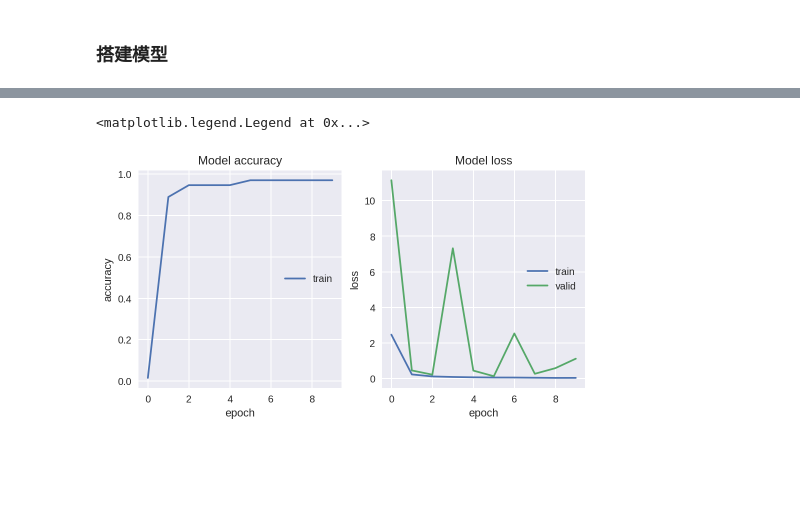
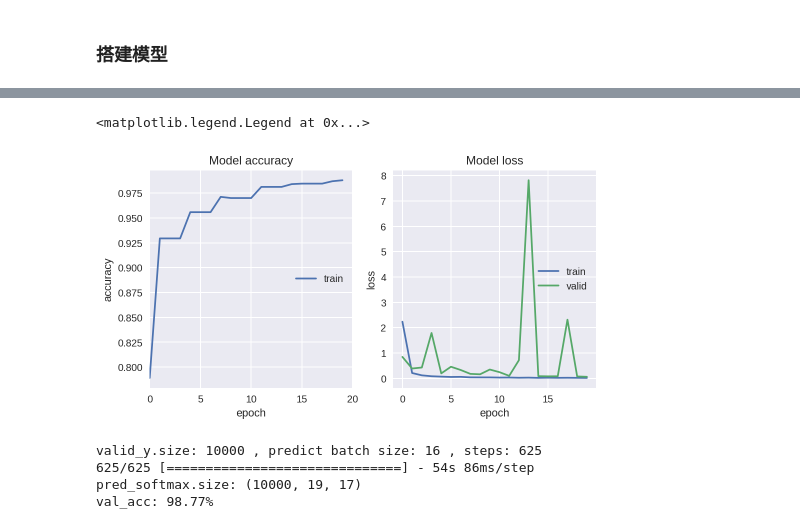
Before and after one commit to rawk-v/MLND-projects, a Jupyter notebook: MLND-capstone-project/capstone_project.ipynb, the cells around one changed output, grey strips where cells are left out. Cells and saved outputs as stored; diff of their text form; code cells hidden in the pictures; blank space fills up the shorter version.

Commit message:
First run, test accuracy: 98.77%

```diff
--- a/MLND-capstone-project/capstone_project.ipynb
+++ b/MLND-capstone-project/capstone_project.ipynb
@@ -152,6 +152,8 @@ valid_batch_size = 16
 
 predict_valid_batch_size = 16
 
+epoch_n = 20
+
 
 def text_to_index(text):
     return [characters_list.index(char) for char in text]
@@ -365,11 +332,19 @@ def get_model(is_training = True):
     inner = MaxPool2D(pool_size=(2, 2), name='pool2')(inner)
     inner = BatchNormalization()(inner)
 
-    inner = Conv2D(128, kernel_size=3, activation='relu', padding='same', name='conv3')(inner)
-    inner = MaxPool2D(pool_size=(2, 2), name='pool3')(inner)
+    inner = Conv2D(64, kernel_size=3, activation='relu', padding='same', name='conv3')(inner)
+#     inner = MaxPool2D(pool_size=(2, 2), name='pool3')(inner)
     inner = BatchNormalization()(inner)
 
-    inner = Conv2D(256, kernel_size=3, activation='relu', padding='same', name='conv4')(inner)
+    inner = Conv2D(128, kernel_size=3, activation='relu', padding='same', name='conv4')(inner)
+    inner = MaxPool2D(pool_size=(2, 2), name='pool4')(inner)
+    inner = BatchNormalization()(inner)
+
+    inner = Conv2D(128, kernel_size=3, activation='relu', padding='same', name='conv5')(inner)
+#     inner = MaxPool2D(pool_size=(2, 2), name='pool4')(inner)
+    inner = BatchNormalization()(inner)
+
+    inner = Conv2D(256, kernel_size=3, activation='relu', padding='same', name='conv6')(inner)
     inner = MaxPool2D(pool_size=(2, 2), padding='same')(inner)
     inner = BatchNormalization()(inner)
 
@@ -377,7 +352,7 @@ def get_model(is_training = True):
     inner = TimeDistributed(Flatten())(inner)
 
     # CNN to RNN
-#   inner = Reshape(target_shape=(time_steps, -1), name='reshape')(inner)
+    inner = Reshape(target_shape=(time_steps, -1), name='reshape')(inner)
 
     # RNN
     bi_lstm1 = Bidirectional(LSTM(64, return_sequences=True, kernel_initializer='he_normal', name='Bi_lstm1', go_backwards=True), merge_mode='sum')(inner)
@@ -458,7 +440,7 @@ checkpoint = ModelCheckpoint(filepath='Model_best.hdf5', monitor='val_loss', ver
 
 hist = model.fit_generator(generator=train_data_generator.next_batch(),
                    steps_per_epoch=int(train_data_generator.num_of_samples/batch_size),
-                   epochs=10,
+                   epochs=epoch_n,
                    callbacks=[checkpoint, acc_callback],
                    validation_data=valid_data_generator.next_batch(),
                    validation_steps=int(valid_data_generator.num_of_samples/valid_batch_size))
@@ -497,26 +485,27 @@ plt.show()
 # %%
 import matplotlib.pyplot as plt
 %matplotlib inline
 %config InlineBackend.figure_format = 'retina'
 
 fig = plt.figure(figsize=(8, 4))
 ax1 = fig.add_subplot(121)
 ax2 = fig.add_subplot(122)
 
 ax1.plot(acc_callback.accs)
 # ax1.plot(hist.history['val_acc'])
 ax1.set_xlabel('epoch')
 ax1.set_ylabel('accuracy')
-# ax1.set_xlim(0, 20)
+ax1.set_xlim(0, epoch_n)
 ax1.set_title('Model accuracy')
 ax1.legend(['train', 'valid'], loc='center right')
 
 ax2.plot(hist.history['loss'])
 ax2.plot(hist.history['val_loss'])
+ax1.set_xlim(0, epoch_n)
 ax2.set_xlabel('epoch')
 ax2.set_ylabel('loss')
 ax2.set_title('Model loss')
 ax2.legend(['train', 'valid'], loc='center right')
 # %% [output]
 <matplotlib.legend.Legend at 0x...>
-[figure, old version]
+[figure, new version]
@@ -525,3 +512,12 @@ hist.history
+# %%
+acc_test_generator = DataGenerator(test_X, test_y, img_width, img_height, img_channel, max_text_len, 16)
+cb = StatisticCallback(predict_model, acc_test_generator, test_y)
+cb.validate()
+# %% [output]
+valid_y.size: 10000 , predict batch size: 16 , steps: 625
+625/625 [==============================] - 54s 86ms/step
+pred_softmax.size: (10000, 19, 17)
+val_acc: 98.77%
 # %%
  from keras.utils import plot_model
 
```
Also changed, not shown: parts of 14 cells of this notebook.
